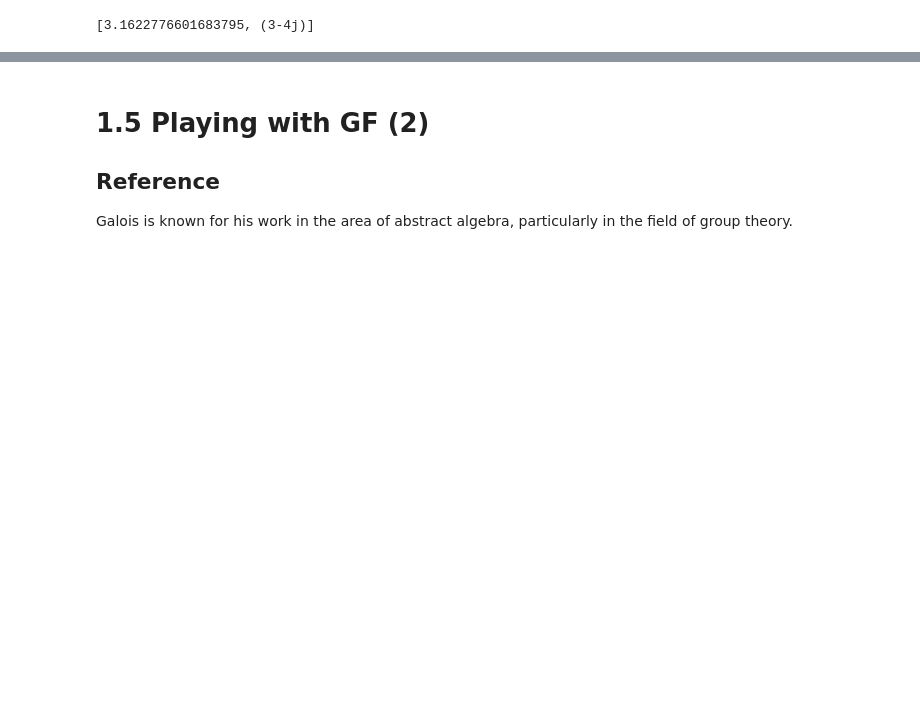
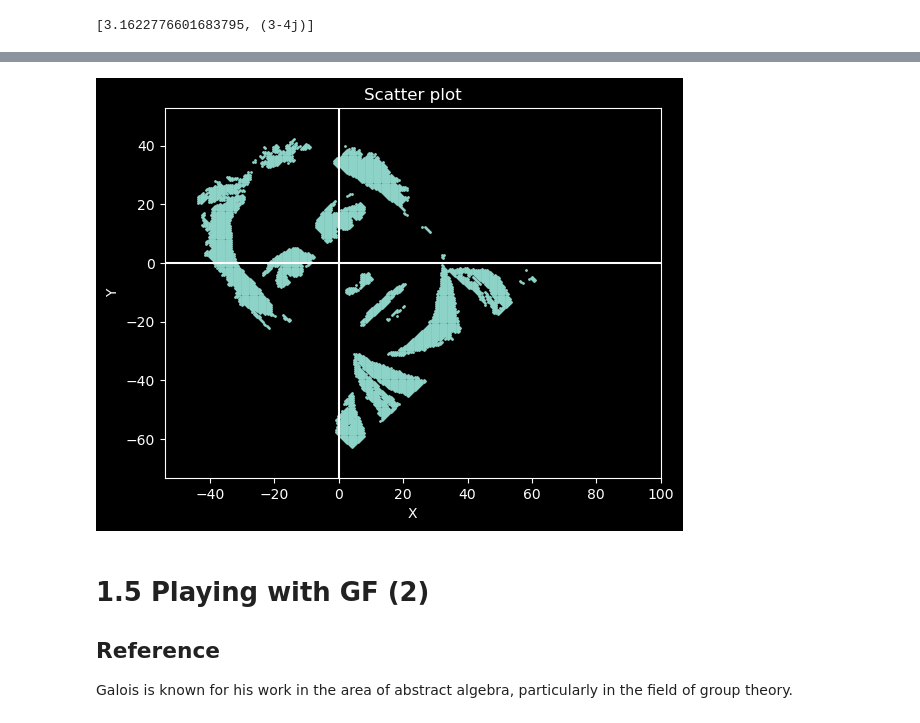
Before and after one commit to yangchenyun/ml_journey, a Jupyter notebook: ch01-the-field.ipynb, the cells around one changed output, grey strips where cells are left out. Saved outputs shown, nothing was run; the diff lists cells and outputs as text; code cells hidden in the pictures; blank space fills up the shorter version.

```diff
--- a/ch01-the-field.ipynb
+++ b/ch01-the-field.ipynb
@@ -109,10 +128,12 @@ plot({rotate(z, math.pi/4) for z in pts}, 200)
 # %%
 # Both scaling and rotation both consist in multiplication, a rotation and a scaling can be combined
 
 # Task 1.4.20
 h = len(data)
 w = len(data[0])
-plot({0.5 * rotate(translate(z,complex(-w/2, -h/2)), math.pi/4) for z in pts}, 200)
+plot({0.5 * rotate(translate(z,complex(-w/2, -h/2)), math.pi/4) for z in pts}, 1, 100)
+# %% [output]
+[figure, added]
 # %% [markdown]
 # 1.5 Playing with GF (2)
 
```
Also changed, not shown: parts of 9 cells of this notebook.
